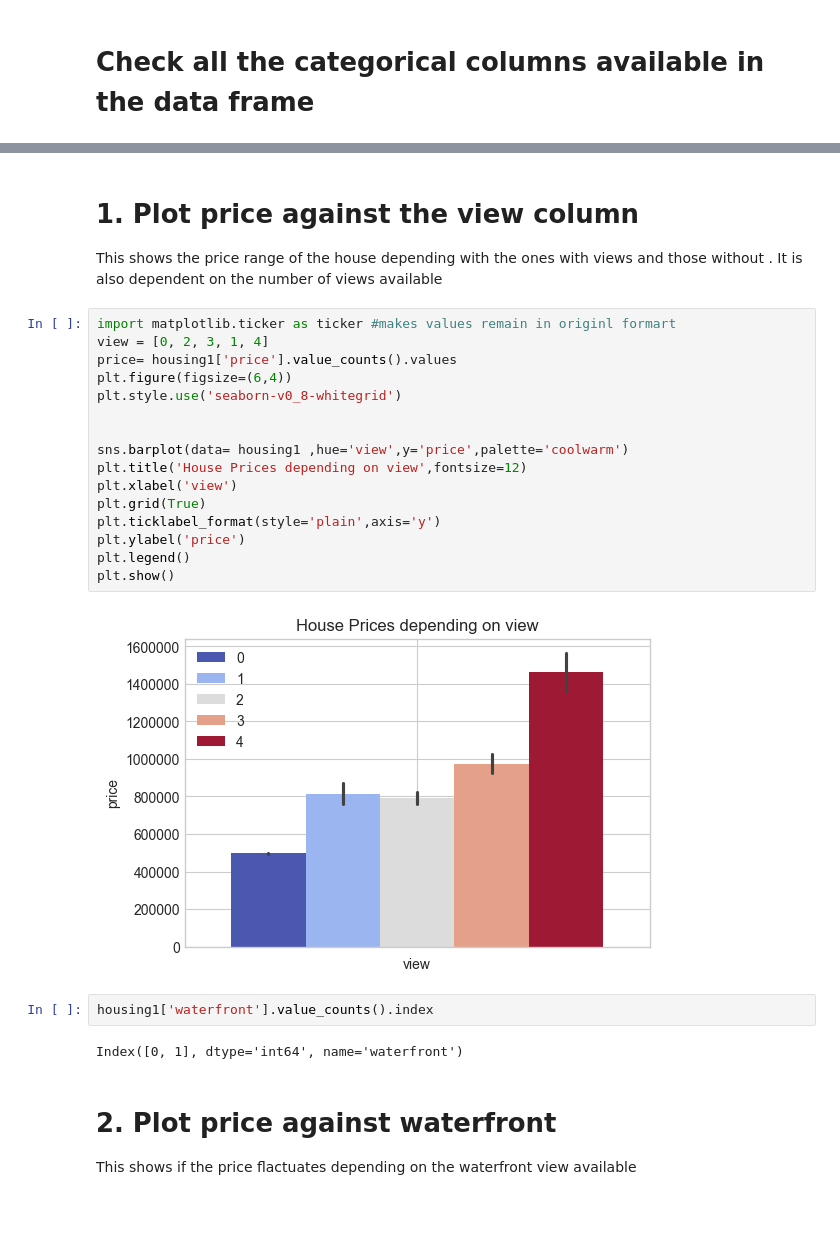
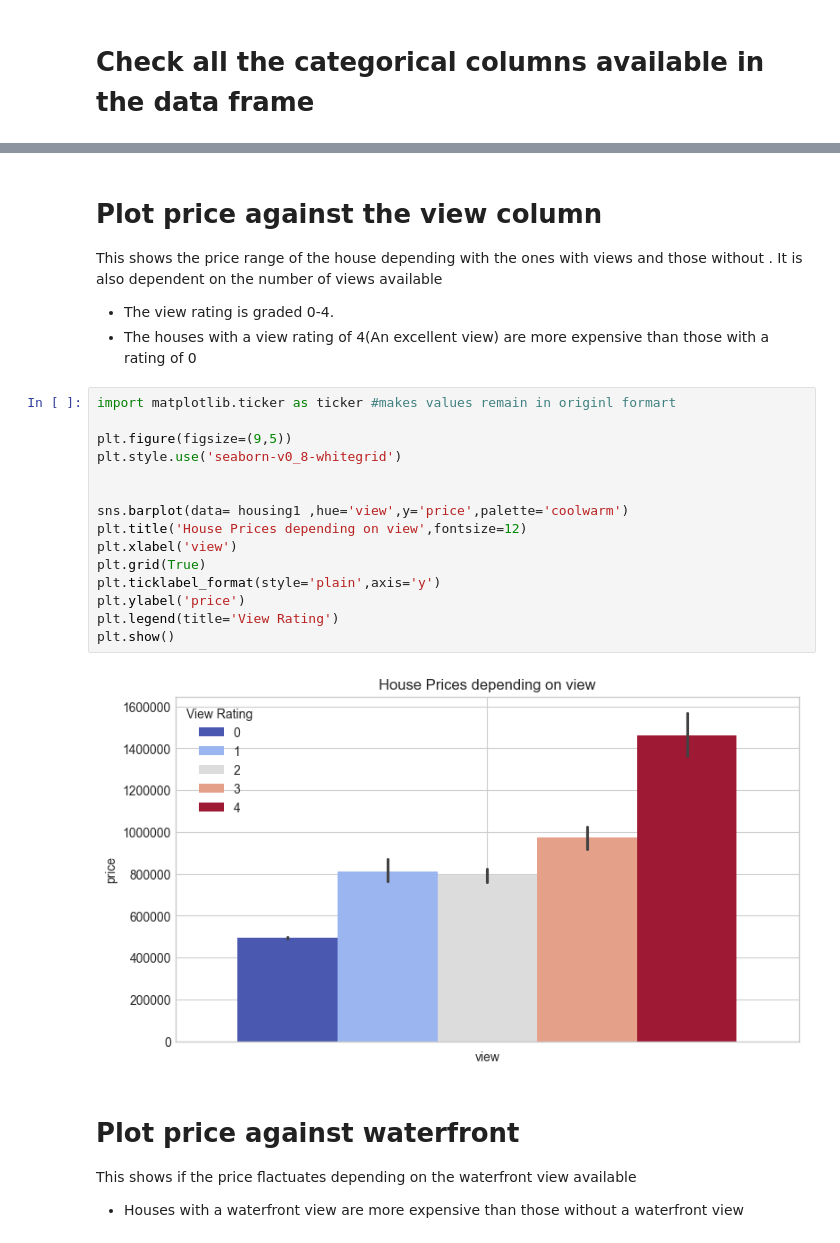
Before and after one commit to ms-kemunto/housingdf, a Jupyter notebook: housing.ipynb, the cells around one changed output, grey strips where cells are left out. Cells and saved outputs as stored; diff of their text form; blank space fills up the shorter version.

```diff
--- a/housing.ipynb
+++ b/housing.ipynb
@@ -162,32 +266,30 @@ Index([0, 2, 3, 1, 4], dtype='int64', name='view')
 # %% [markdown]
-# 1. Plot price against the view column
+# Plot price against the view column
 This shows the price range of the house depending with the ones with views and those without .
 It is also dependent on the number of views available
+ - The view rating is graded 0-4.
+ - The houses with a view rating of 4(An excellent view) are more expensive than those with a rating of 0
 # %%
 import matplotlib.ticker as ticker #makes values remain in originl formart
-view = [0, 2, 3, 1, 4]
-price= housing1['price'].value_counts().values
-plt.figure(figsize=(6,4))
+
+plt.figure(figsize=(9,5))
 plt.style.use('seaborn-v0_8-whitegrid')
 
 
 sns.barplot(data= housing1 ,hue='view',y='price',palette='coolwarm')
 plt.title('House Prices depending on view',fontsize=12)
 plt.xlabel('view')
 plt.grid(True)
 plt.ticklabel_format(style='plain',axis='y')
 plt.ylabel('price')
-plt.legend()
+plt.legend(title='View Rating')
 plt.show()
 # %% [output]
-[figure, old version]
+[figure, new version]
-# %%
-housing1['waterfront'].value_counts().index
-# %% [output]
-Index([0, 1], dtype='int64', name='waterfront')
 # %% [markdown]
-# 2. Plot price against waterfront
+# Plot price against waterfront
 This shows if the price flactuates depending on the waterfront view available
+ - Houses with a waterfront view are more expensive than those without a waterfront view
 # %%
 plt.figure(figsize=(6,4))
 plt.style.use('seaborn-v0_8-whitegrid')
```
Also changed, not shown: parts of 24 cells of this notebook.
